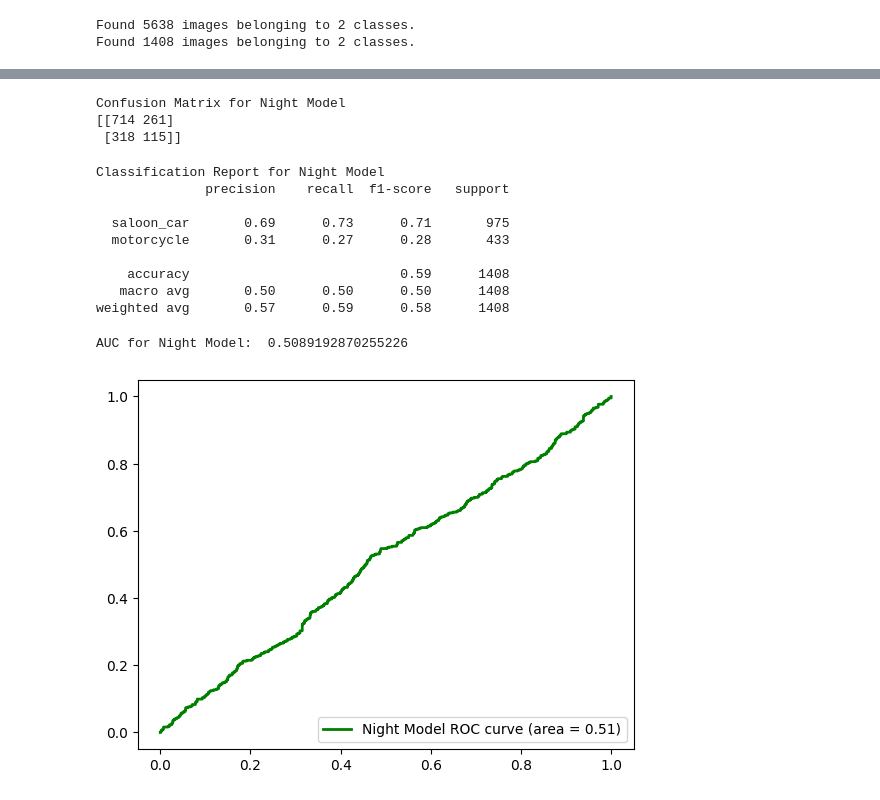
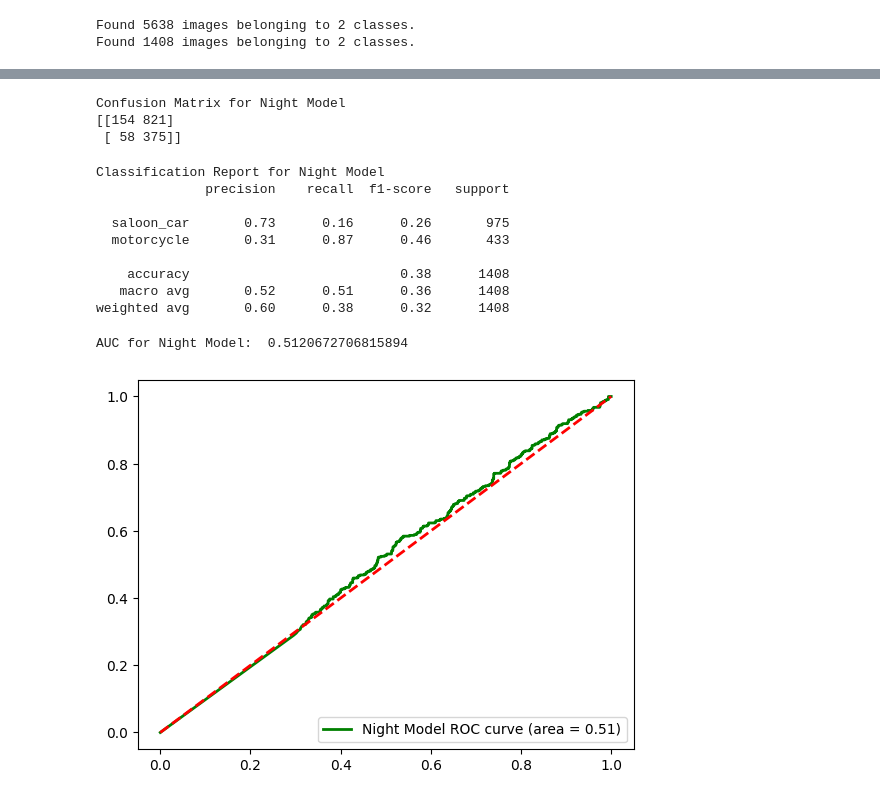
Before and after one commit to Denniskag/Computer-vision-exam, a Jupyter notebook: Research_gap.ipynb, the cells around one changed output, grey strips where cells are left out. Drawn from its saved outputs; the diff is of its cells as text; code cells hidden in the pictures.

```diff
--- a/Research_gap.ipynb
+++ b/Research_gap.ipynb
@@ -94,13 +95,26 @@ plt.legend(loc="lower right")
 # %% [output]
 <matplotlib.legend.Legend at 0x...>
 [figure]
+# %%
+def add_night_effect(image):
+    hsv = cv2.cvtColor(image, cv2.COLOR_RGB2HSV)
+    h, s, v = cv2.split(hsv)
+    v = cv2.multiply(v, 0.3)
+    hsv = cv2.merge((h, s, v))
+    night_image = cv2.cvtColor(hsv, cv2.COLOR_HSV2RGB)
+    return night_image
+
+def night_augmentation(image):
+    image = add_night_effect(image)
+    return image
 # %%
 # New data augmentation for night-time image processing
 night_train_datagen = ImageDataGenerator(rescale=1./255,
                                          shear_range=0.2,
                                          zoom_range=0.2,
                                          horizontal_flip=True,
-                                         brightness_range=[0.2, 1.0])
+                                         preprocessing_function=night_augmentation)
+                                         #brightness_range=[0.2, 1.0])
 
 night_training_set = night_train_datagen.flow_from_directory('/content/drive/MyDrive/Computer vision datasets/data_A/train',
                                                              target_size=(64, 64),
@@ -148,8 +162,8 @@ print("Confusion Matrix for Night Model")
 print(night_cm)
 # %% [output]
 Confusion Matrix for Night Model
-[[714 261]
- [318 115]]
+[[154 821]
+ [ 58 375]]
 # %%
 # Compute classification report for new model
 night_report = classification_report(night_true_classes, night_predicted_classes, target_names=['saloon_car', 'motorcycle'])
@@ -159,23 +173,24 @@ print(night_report)
 Classification Report for Night Model
               precision    recall  f1-score   support
 
-  saloon_car       0.69      0.73      0.71       975
-  motorcycle       0.31      0.27      0.28       433
+  saloon_car       0.73      0.16      0.26       975
+  motorcycle       0.31      0.87      0.46       433
 
-    accuracy                           0.59      1408
-   macro avg       0.50      0.50      0.50      1408
-weighted avg       0.57      0.59      0.58      1408
+    accuracy                           0.38      1408
+   macro avg       0.52      0.51      0.36      1408
+weighted avg       0.60      0.38      0.32      1408
 # %%
 # Compute AUC for new model
 night_fpr, night_tpr, night_thresholds = roc_curve(night_true_classes, night_predictions)
 night_roc_auc = auc(night_fpr, night_tpr)
 print("AUC for Night Model: ", night_roc_auc)
 # %% [output]
-AUC for Night Model:  0.5089192870255226
+AUC for Night Model:  0.5120672706815894
 # %%
 # Plotting the ROC curve for new model
 plt.plot(night_fpr, night_tpr, color='green', lw=2, label='Night Model ROC curve (area = %0.2f)' % night_roc_auc)
+plt.plot([0, 1], [0, 1], color='red', lw=2, linestyle='--')
 plt.legend(loc="lower right")
 plt.show()
 # %% [output]
-[figure, old version]
+[figure, new version]
```
Also changed, not shown: parts of 3 cells of this notebook.
